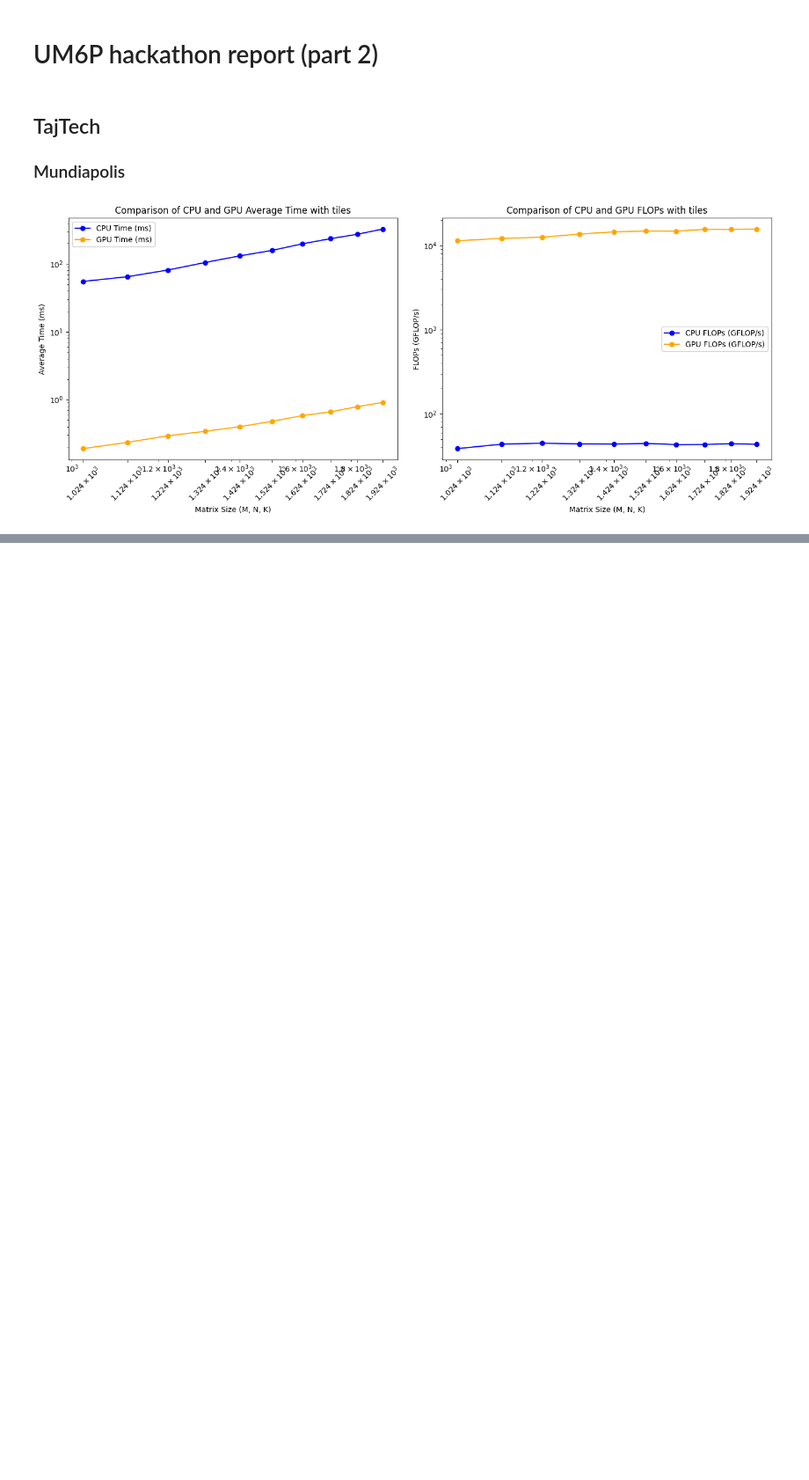
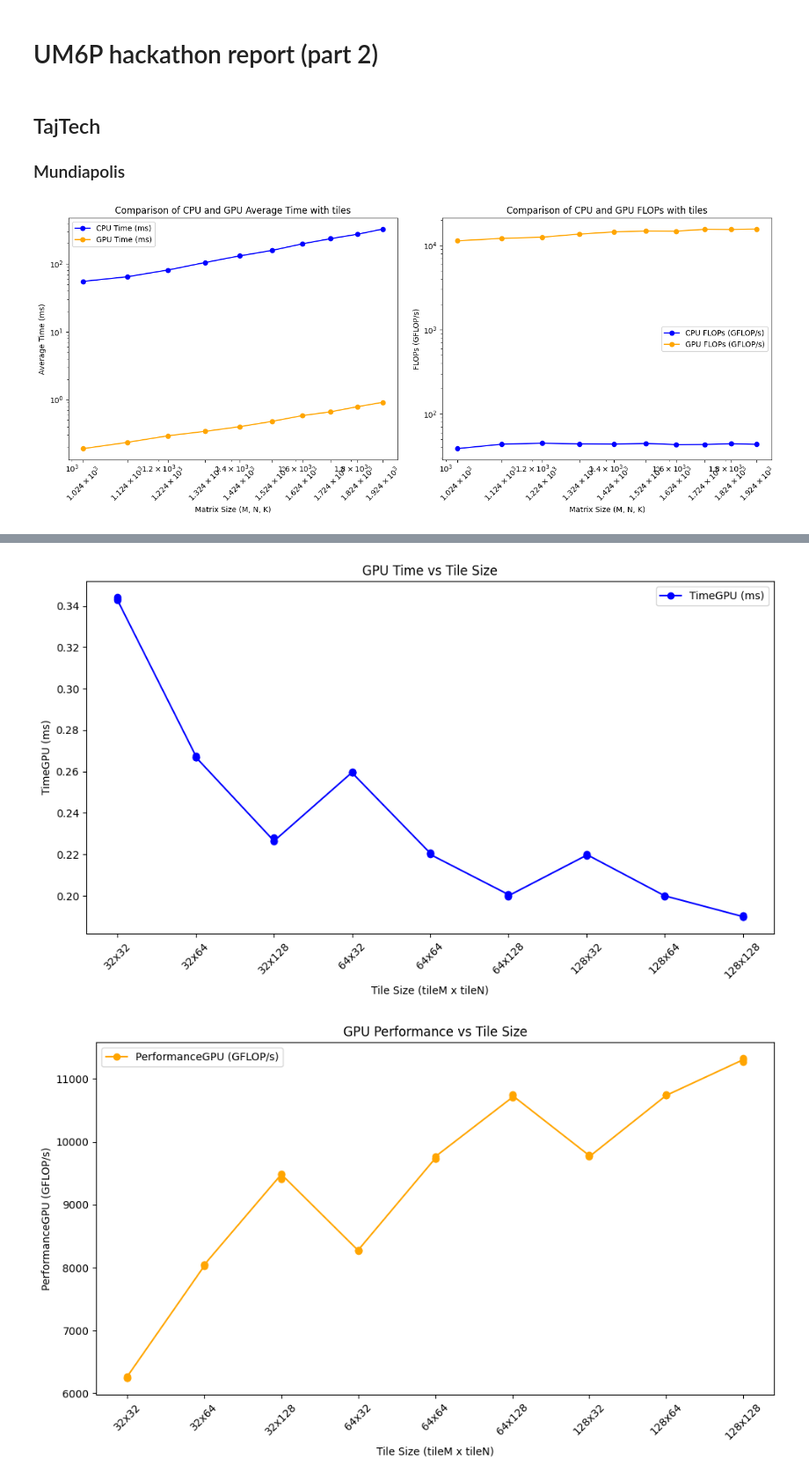
Before and after one commit to elbasri/HPC-Tasks, a Jupyter notebook: HPC-AI-Report2.ipynb, the cells around one changed output, grey strips where cells are left out. Shown at 88% size. Saved outputs shown, nothing was run; the diff lists cells and outputs as text; code cells hidden in the pictures; blank space fills up the shorter version.

```diff
--- a/HPC-AI-Report2.ipynb
+++ b/HPC-AI-Report2.ipynb
@@ -81,23 +96,38 @@ fig2.show()
 # %%
 import pandas as pd
-import plotly.express as px
+import matplotlib.pyplot as plt
 
 # Load the fixed matrix size CSV file into a DataFrame
 df = pd.read_csv('gemmTileBatchTestsFixedMNK.csv')
 
 # Create a new column 'Tile Size' by combining tileM and tileN
 df['Tile Size'] = df['tileM'].astype(str) + 'x' + df['tileN'].astype(str)
 
 # Plot 1: TimeGPU vs Tile Size
-fig1 = px.line(df, x='Tile Size', y='TimeGPU(ms)',
-               title='GPU Time vs Tile Size',
-               labels={'Tile Size': 'Tile Size (tileM x tileN)', 'TimeGPU(ms)': 'TimeGPU (ms)'})
-fig1.show()
+plt.figure(figsize=(10, 6))
+plt.plot(df['Tile Size'], df['TimeGPU(ms)'], marker='o', label='TimeGPU (ms)', color='blue')
+plt.title('GPU Time vs Tile Size')
+plt.xlabel('Tile Size (tileM x tileN)')
+plt.ylabel('TimeGPU (ms)')
+plt.xticks(rotation=45)
+plt.tight_layout()
+plt.legend()
+plt.savefig('GPU_Time_vs_Tile_Size.png')
+plt.show()
 
 # Plot 2: PerformanceGPU vs Tile Size
-fig2 = px.line(df, x='Tile Size', y='PerformanceGPU(GFLOP/s)',
-               title='GPU Performance vs Tile Size',
-               labels={'Tile Size': 'Tile Size (tileM x tileN)', 'PerformanceGPU(GFLOP/s)': 'PerformanceGPU (GFLOP/s)'})
-fig2.show()
+plt.figure(figsize=(10, 6))
+plt.plot(df['Tile Size'], df['PerformanceGPU(GFLOP/s)'], marker='o', label='PerformanceGPU (GFLOP/s)', color='orange')
+plt.title('GPU Performance vs Tile Size')
+plt.xlabel('Tile Size (tileM x tileN)')
+plt.ylabel('PerformanceGPU (GFLOP/s)')
+plt.xticks(rotation=45)
+plt.tight_layout()
+plt.legend()
+plt.savefig('GPU_Performance_vs_Tile_Size.png')
+plt.show()
+# %% [output]
+[figure, added]
+[figure, added]
 # %%
 import pandas as pd
```
Also changed, not shown: parts of 2 cells of this notebook, 9 other files.
